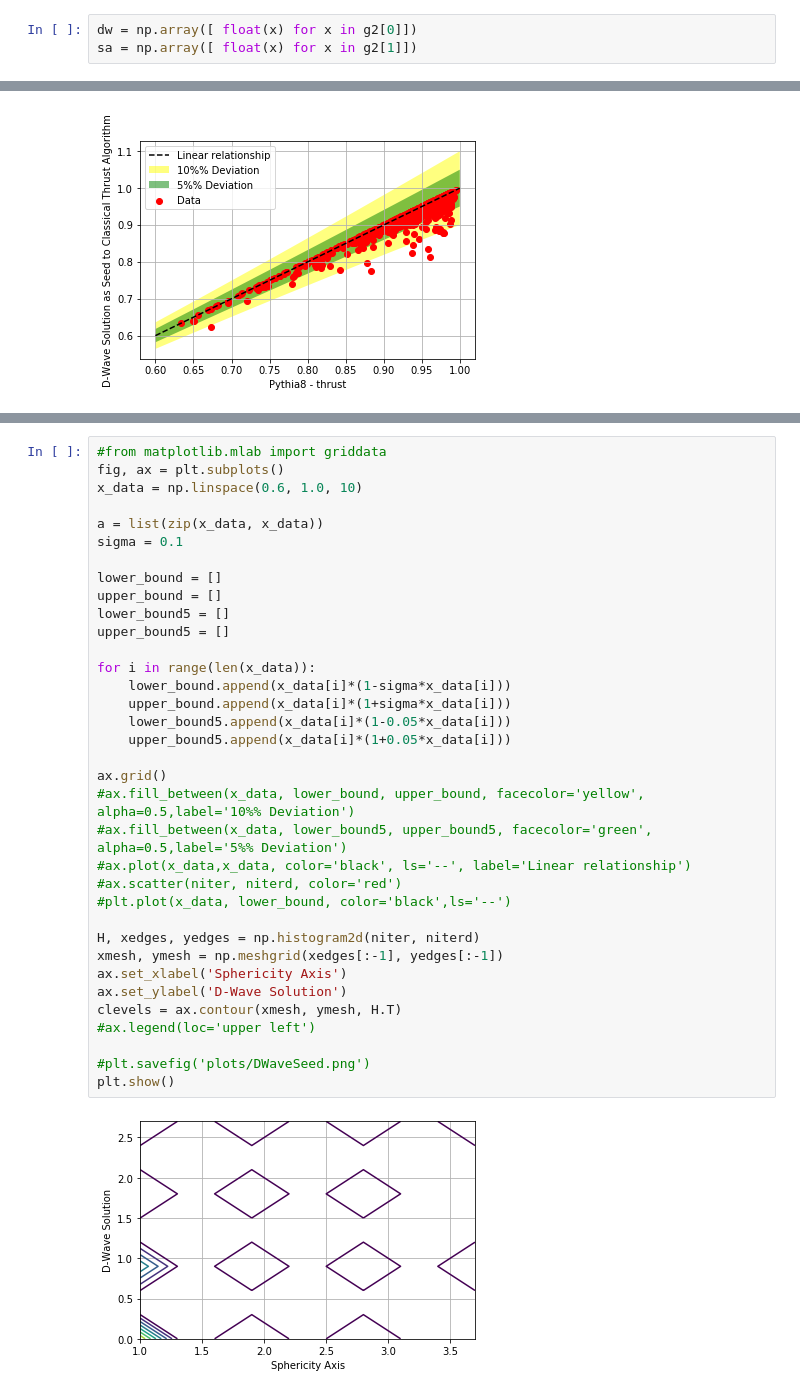
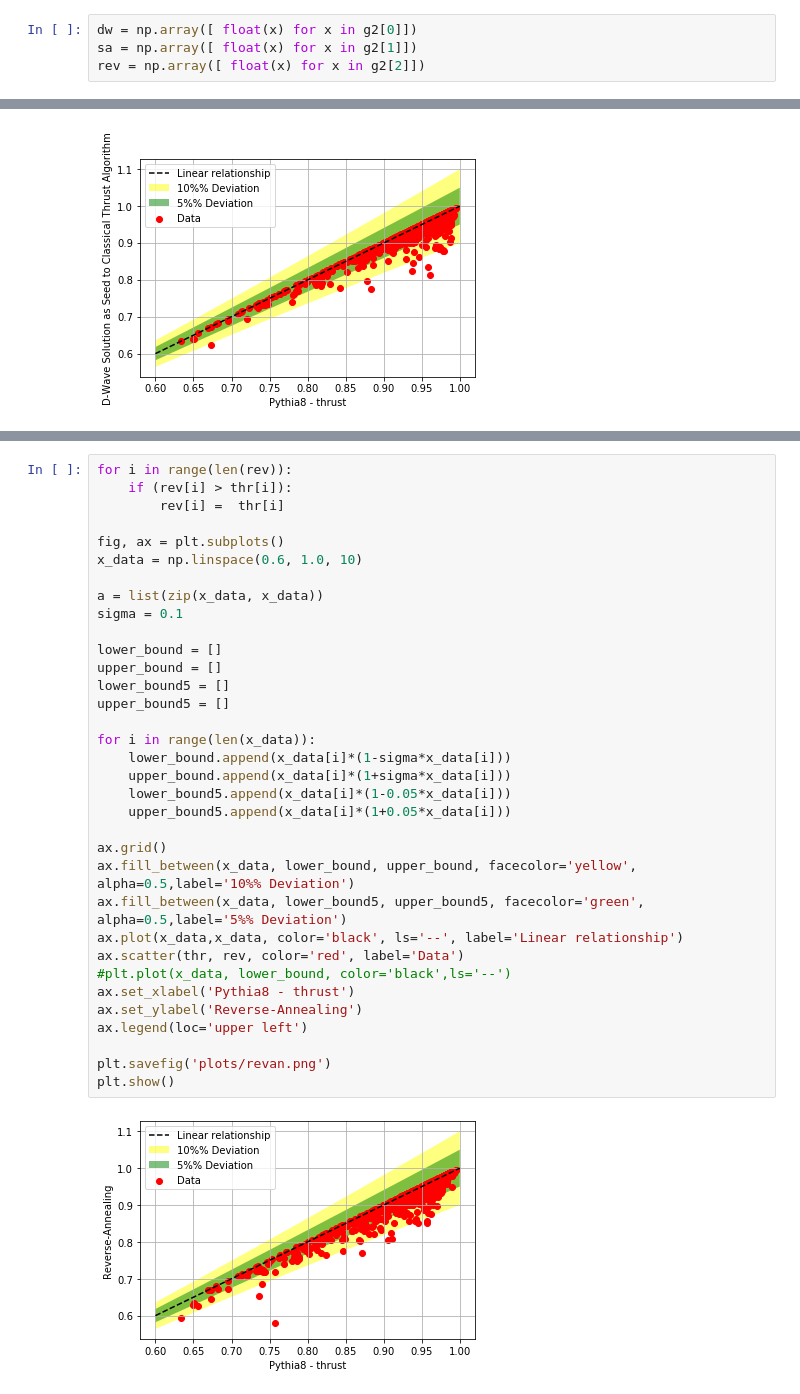
Before and after one commit to delgadoandrea/quantumjets, a Jupyter notebook: plot_results.ipynb, the cells around one changed output, grey strips where cells are left out. Drawn from its saved outputs; the diff is of its cells as text.

Commit message:
Reverse annealing results

```diff
--- a/plot_results.ipynb
+++ b/plot_results.ipynb
@@ -27,6 +27,7 @@ g2 = list(zip(*[ pat2.sub(" ",x.strip()).split() for x in fd]))
 # %%
 dw = np.array([ float(x) for x in g2[0]])
 sa = np.array([ float(x) for x in g2[1]])
+rev = np.array([ float(x) for x in g2[2]])
 # %%
 pat3 = re.compile(r"\s+")
 fd2 = open("/home/andrea/pythiaEvents/DWaveSeedResults.dat", 'r')
@@ -256,37 +305,36 @@ plt.xticks(np.arange(0,6, step=1.0))
 # %%
-#from matplotlib.mlab import griddata
+for i in range(len(rev)):
+    if (rev[i] > thr[i]):
+        rev[i] =  thr[i]
+
 fig, ax = plt.subplots()
 x_data = np.linspace(0.6, 1.0, 10)
 
 a = list(zip(x_data, x_data))
 sigma = 0.1
 
 lower_bound = []
 upper_bound = []
 lower_bound5 = []
 upper_bound5 = []
 
 for i in range(len(x_data)):
     lower_bound.append(x_data[i]*(1-sigma*x_data[i]))
     upper_bound.append(x_data[i]*(1+sigma*x_data[i]))
     lower_bound5.append(x_data[i]*(1-0.05*x_data[i]))
     upper_bound5.append(x_data[i]*(1+0.05*x_data[i]))
 
 ax.grid()
-#ax.fill_between(x_data, lower_bound, upper_bound, facecolor='yellow', alpha=0.5,label='10%% Deviation')
-#ax.fill_between(x_data, lower_bound5, upper_bound5, facecolor='green', alpha=0.5,label='5%% Deviation')
-#ax.plot(x_data,x_data, color='black', ls='--', label='Linear relationship')
-#ax.scatter(niter, niterd, color='red')
+ax.fill_between(x_data, lower_bound, upper_bound, facecolor='yellow', alpha=0.5,label='10%% Deviation')
+ax.fill_between(x_data, lower_bound5, upper_bound5, facecolor='green', alpha=0.5,label='5%% Deviation')
+ax.plot(x_data,x_data, color='black', ls='--', label='Linear relationship')
+ax.scatter(thr, rev, color='red', label='Data')
 #plt.plot(x_data, lower_bound, color='black',ls='--')
+ax.set_xlabel('Pythia8 - thrust')
+ax.set_ylabel('Reverse-Annealing')
+ax.legend(loc='upper left')
 
-H, xedges, yedges = np.histogram2d(niter, niterd)
-xmesh, ymesh = np.meshgrid(xedges[:-1], yedges[:-1])
-ax.set_xlabel('Sphericity Axis')
-ax.set_ylabel('D-Wave Solution')
-clevels = ax.contour(xmesh, ymesh, H.T)
-#ax.legend(loc='upper left')
-
-#plt.savefig('plots/DWaveSeed.png')
+plt.savefig('plots/revan.png')
 plt.show()
 # %% [output]
-[figure, old version]
+[figure, new version]
```
Also changed, not shown: parts of 2 cells of this notebook, 1 other file.
